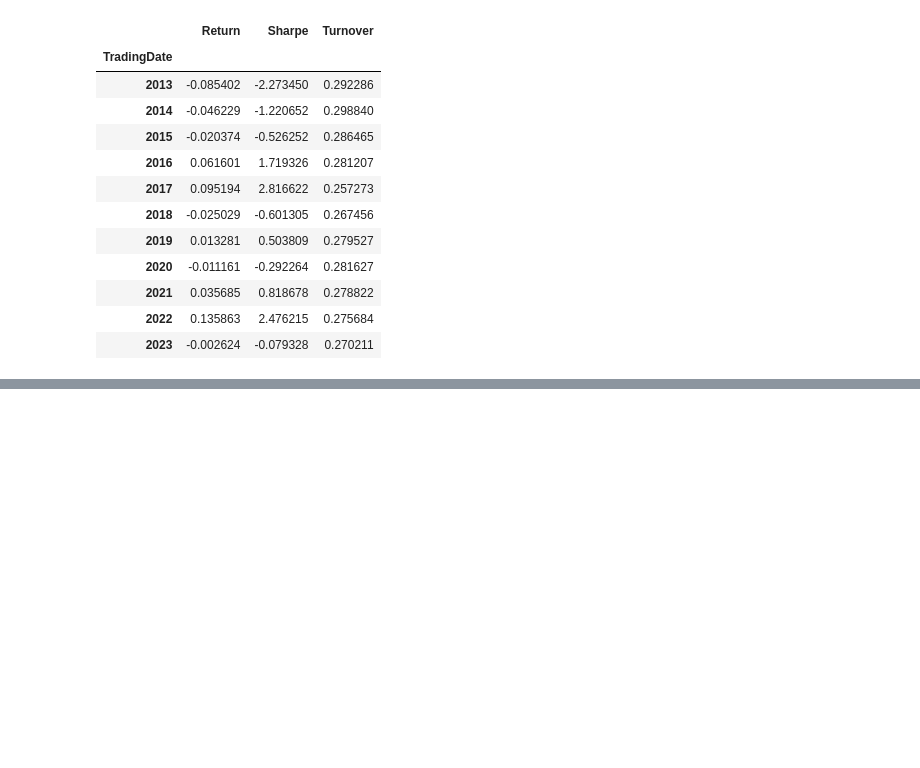
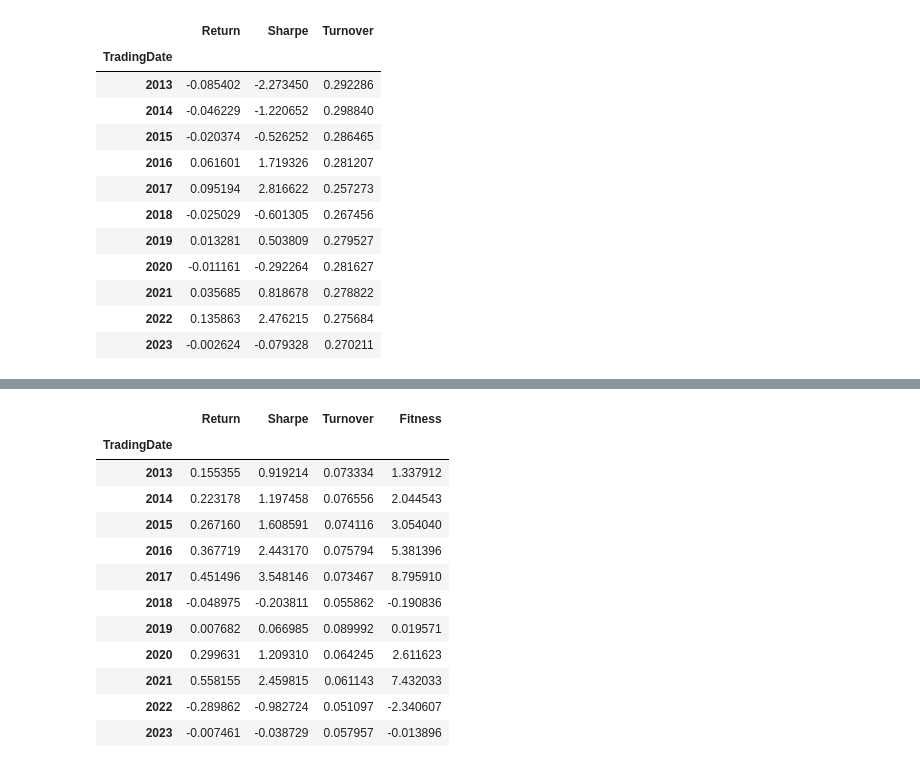
Before and after one commit to khanhtrinh2003/VN30-Strategy, a Jupyter notebook: main.ipynb, the cells around one changed output, grey strips where cells are left out. Cells and saved outputs as stored; diff of their text form; code cells hidden in the pictures; blank space fills up the shorter version.

```diff
--- a/main.ipynb
+++ b/main.ipynb
@@ -142,0 +209,16 @@ b.get_summary()
+# %%
+a.get_summary()
+# %% [output]
+|  | Return | Sharpe | Turnover | Fitness |
+| TradingDate |  |  |  |  |
+| 2013 | 0.155355 | 0.919214 | 0.073334 | 1.337912 |
+| 2014 | 0.223178 | 1.197458 | 0.076556 | 2.044543 |
+| 2015 | 0.267160 | 1.608591 | 0.074116 | 3.054040 |
+| 2016 | 0.367719 | 2.443170 | 0.075794 | 5.381396 |
+| 2017 | 0.451496 | 3.548146 | 0.073467 | 8.795910 |
+| 2018 | -0.048975 | -0.203811 | 0.055862 | -0.190836 |
+| 2019 | 0.007682 | 0.066985 | 0.089992 | 0.019571 |
+| 2020 | 0.299631 | 1.209310 | 0.064245 | 2.611623 |
+| 2021 | 0.558155 | 2.459815 | 0.061143 | 7.432033 |
+| 2022 | -0.289862 | -0.982724 | 0.051097 | -2.340607 |
+| 2023 | -0.007461 | -0.038729 | 0.057957 | -0.013896 |
```
Also changed, not shown: parts of 6 cells of this notebook, 1 other file.
